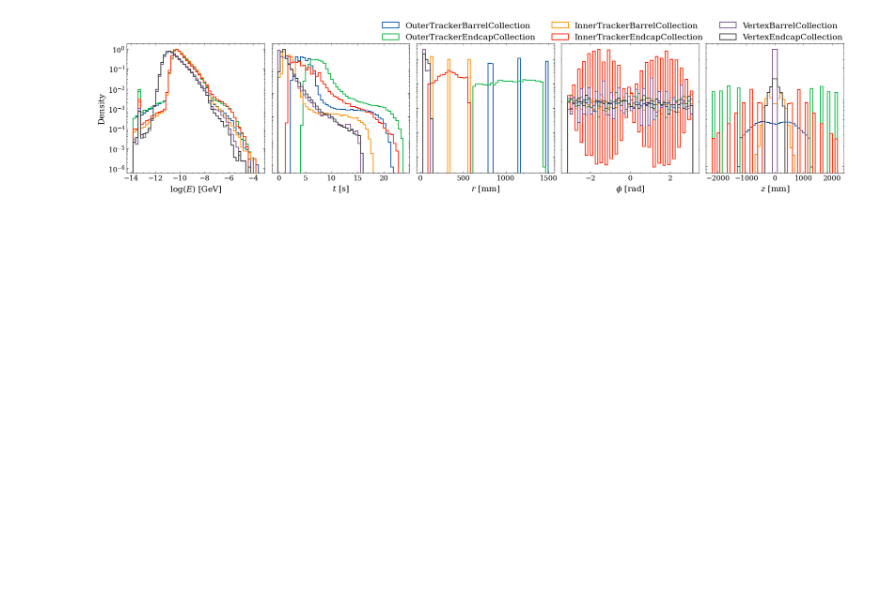
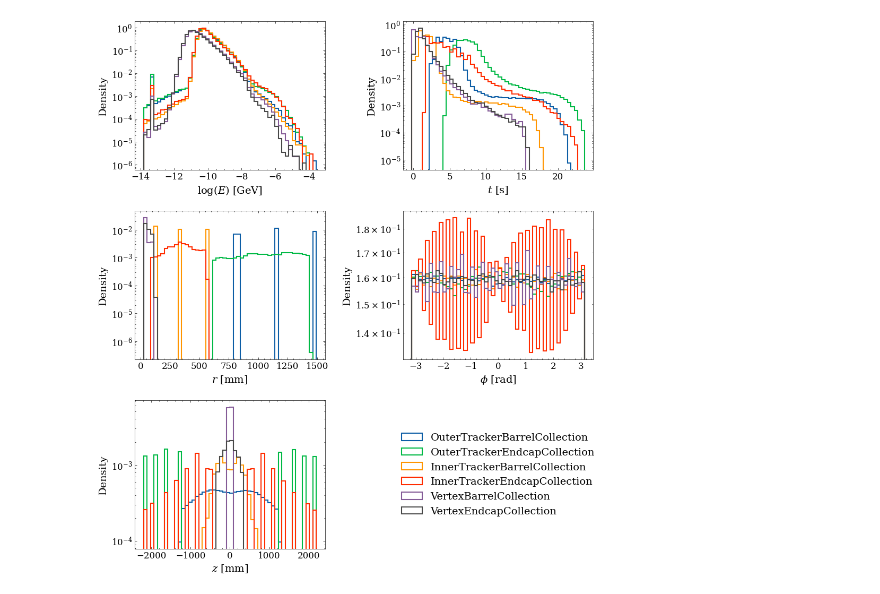
Before and after one commit to rmastand/fast_tracker_BIBgen_mucoll, a Jupyter notebook: nice_plots.ipynb, the cells around one changed output. Cells and saved outputs as stored; diff of their text form; code cells hidden in the pictures; blank space fills up the shorter version.

```diff
--- a/nice_plots.ipynb
+++ b/nice_plots.ipynb
@@ -276,6 +296,8 @@ MODELS = {
 #  " GenBIB-Diff": ["/ddpm_outputs/diff", "local"],
 #    "GenBIB-Flow (local $\phi$)": ["/zuko_outputs/flow", "bins8_local"],
 #  " GenBIB-Diff": ["/ddpm_outputs/diff", "local"],
+ "GenBIB-Diff (local $\phi$)": "diff_local",
+  "GenBIB-Flow (local $\phi$)": "flow_NCSF_bins8_local",
 
 }
 
@@ -412,35 +443,38 @@ for col_name in ALL_COLLECTIONS:
 # %%
+
 # ML BIB vs Sim BIB: all models overlaid, per collection
 
 
 n_bins = 80
 eps = 1e-12
-N = 1000
+N = 10
 
 for col_name in ALL_COLLECTIONS:
 
     fig, ax = plt.subplots(
-        1, 3,
-        figsize=(18, 5),
+        1, 2,
+        figsize=(18, 7.5),
         sharex="col",
     )
 
     x_data = all_data_dir[col_name][::N, 2]*np.cos(all_data_dir[col_name][::N, 3])
     y_data = all_data_dir[col_name][::N, 2]*np.sin(all_data_dir[col_name][::N, 3])
-    ax[0].scatter(x_data, y_data, s=1, rasterized=True)
+    ax[0].scatter(x_data, y_data, s=0.01, rasterized=True)
     ax[0].set_title("Full simulation")
     ax[0].set_xlabel("$x$ [mm]")
     ax[0].set_ylabel("$y$ [mm]")
+    ax[0].set_aspect('equal', adjustable='box')
 
 
     for i, (model_key, model_label) in enumerate(MODELS.items()):
 
         x_samples = all_samples_dir[model_key][col_name][::N, 2]*np.cos(all_samples_dir[model_key][col_name][::N, 3])
         y_samples = all_samples_dir[model_key][col_name][::N, 2]*np.sin(all_samples_dir[model_key][col_name][::N, 3])
-        ax[i+1].scatter(x_samples, y_samples, s=1, rasterized=True)
-        ax[i+1].set_title(model_label)
+        ax[i+1].scatter(x_samples, y_samples, s=0.01, rasterized=True)
+        ax[i+1].set_title(model_key)
         ax[i+1].set_xlabel("$x$ [mm]")
         ax[i+1].set_ylabel("$y$ [mm]")
+        ax[i+1].set_aspect('equal', adjustable='box')
 
 
 
@@ -454,74 +491,56 @@ for col_name in ALL_COLLECTIONS:
 # Sim BIB
 
 feature_labels = ["log($E$) [GeV]", "$t$ [s]", "$r$ [mm]", "$\\phi$ [rad]", "$z$ [mm]"]
-from matplotlib.ticker import NullFormatter
 
 fig, ax = plt.subplots(
-    1, 5,
-    figsize=(22, 4),
+    3, 2,
+    figsize=(10, 11),
     sharey=False
 )
 
 for i in range(5):
+    row, col = divmod(i, 2)
 
     # Common binning across collections
     vals = np.concatenate([
         all_data_dir[col_name][:, i]
         for col_name in ALL_COLLECTIONS
     ])
     bins = np.histogram_bin_edges(vals, bins=50)
 
     for col_name in ALL_COLLECTIONS:
-        ax[i].hist(
+        ax[row, col].hist(
             all_data_dir[col_name][:, i],
             bins=bins,
             density=True,
             histtype="step",
             linewidth=1.5,
             label=col_name,
         )
 
-    ax[i].set_xlabel(feature_labels[i], fontsize=14)
+    ax[row, col].set_xlabel(feature_labels[i], fontsize=14)
+    ax[row, col].set_ylabel("Density", fontsize=14)
+    ax[row, col].set_yscale("log")
+    ax[row, col].tick_params(labelsize=12)
 
-    ax[i].set_yscale("log")
-
-    # Only left-most panel gets y label
-    if i == 0:
-        ax[i].set_ylabel("Density", fontsize=14)
-    else:
-        ax[i].yaxis.set_tick_params(labelleft=False)
-        ax[i].yaxis.set_ticklabels([])  # explicitly clear tick labels
-        ax[i].yaxis.set_major_formatter(NullFormatter())
-        ax[i].yaxis.set_minor_formatter(NullFormatter())
-
-    ax[i].tick_params(labelsize=12)
-
-
-# Single legend above all panels
-handles, labels = ax[0].get_legend_handles_labels()
-fig.legend(
+# Legend in the 6th (empty) panel at position [2, 1]
+handles, labels = ax[0, 0].get_legend_handles_labels()
+ax[2, 1].legend(
     handles,
     labels,
-    loc="upper center",
-    bbox_to_anchor=(0.65, 1.05),
-    ncol=3,
+    loc="center",
+    ncol=1,
     frameon=False,
     fontsize=14,
 )
+ax[2, 1].axis("off")
 
-# Reduce spacing between panels
-plt.subplots_adjust(
-    # left=0.06,
-    # right=0.995,
-    # bottom=0.18,
-    # top=0.78,
-    wspace=0.05,
-)
+plt.tight_layout()
 plt.savefig(f"plots/training_data_collections.pdf", bbox_inches="tight", dpi=300)
 plt.show()
 plt.close()
 # %% [output]
-[figure, old version]
+[figure, new version]
 # %%
 
 # plt.figure()
```
Also changed, not shown: parts of 5 cells of this notebook, 6 other files.
